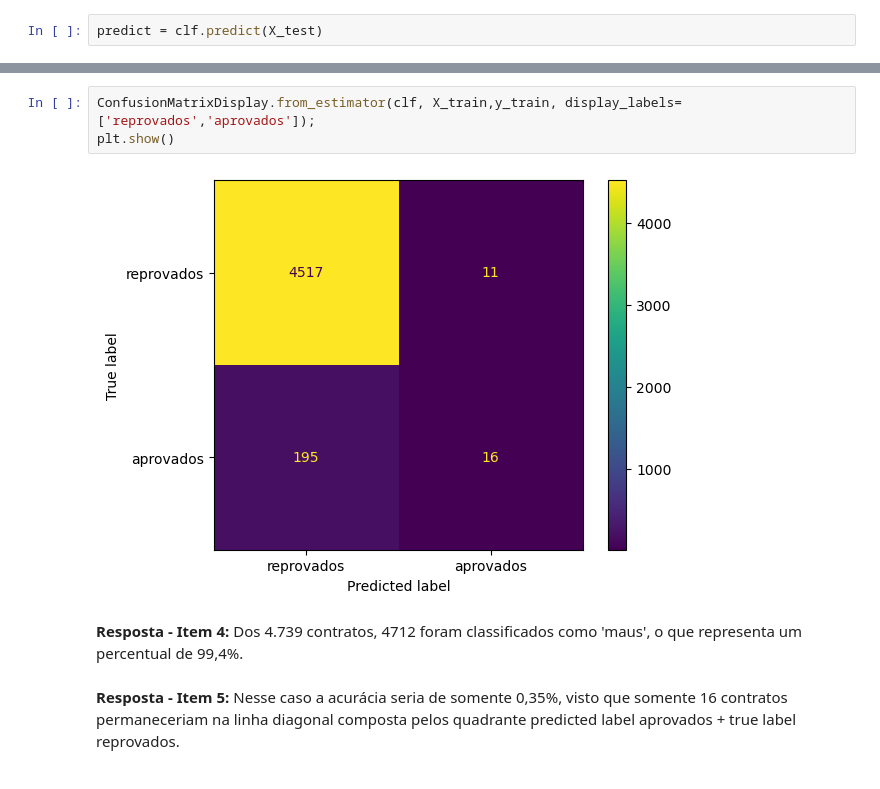
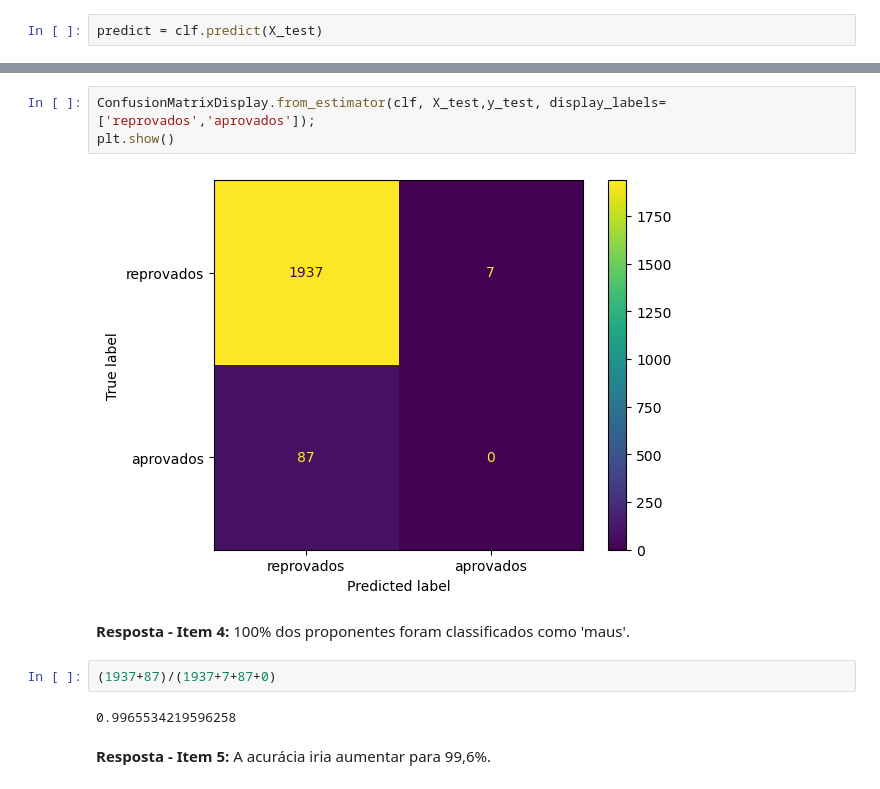
Before and after one commit to junha85/jbseradm, a Jupyter notebook: Mod 07 - Tarefa 02.ipynb, the cells around one changed output, grey strips where cells are left out. Cells and saved outputs as stored; diff of their text form.

```diff
--- a/Mod 07 - Tarefa 02.ipynb
+++ b/Mod 07 - Tarefa 02.ipynb
@@ -131,9 +126,13 @@ plot_tree(clf,
 # %%
-ConfusionMatrixDisplay.from_estimator(clf, X_train,y_train, display_labels=['reprovados','aprovados']);
+ConfusionMatrixDisplay.from_estimator(clf, X_test,y_test, display_labels=['reprovados','aprovados']);
 plt.show()
 # %% [output]
-[figure, old version]
+[figure, new version]
 # %% [markdown]
-**Resposta - Item 4:** Dos 4.739 contratos, 4712 foram classificados como 'maus', o que representa um percentual de 99,4%.
+**Resposta - Item 4:** 100% dos proponentes foram classificados como 'maus'.
-# %% [markdown]
-**Resposta - Item 5:** Nesse caso a acurácia seria de somente 0,35%, visto que somente 16 contratos permaneceriam na linha diagonal composta pelos quadrante predicted label aprovados + true label reprovados.
+# %%
+(1937+87)/(1937+7+87+0)
+# %% [output]
+0.9965534219596258
+# %% [markdown]
+**Resposta - Item 5:** A acurácia iria aumentar para 99,6%.
```
Also changed, not shown: parts of 6 cells of this notebook.
